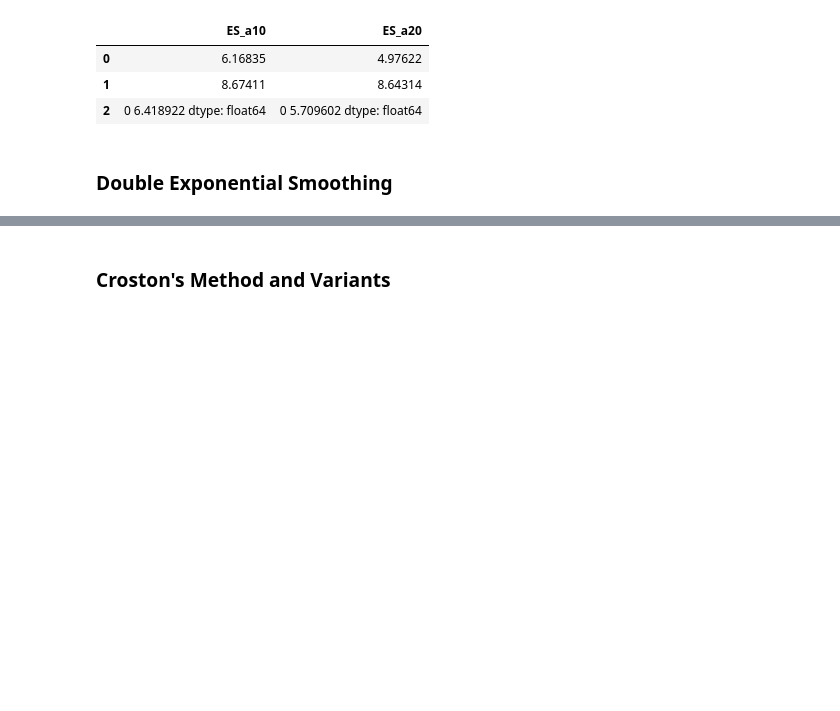
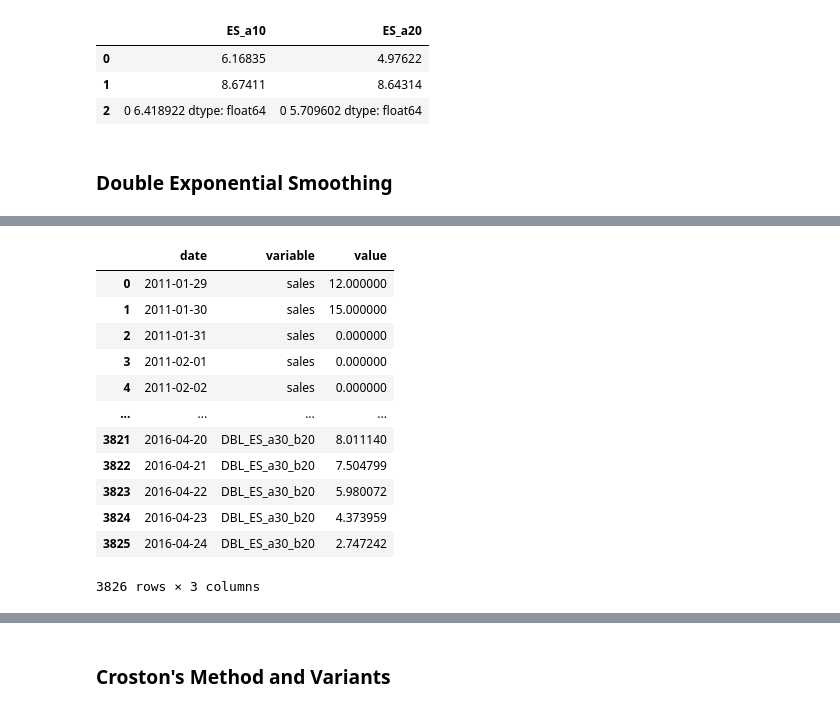
Before and after one commit to DanteHaywood/m5_forecast_accuracy, a Jupyter notebook: m5_forecast_accuracy.ipynb, the cells around one changed output, grey strips where cells are left out. Drawn from its saved outputs; the diff is of its cells as text; code cells hidden in the pictures; blank space fills up the shorter version.

```diff
--- a/m5_forecast_accuracy.ipynb
+++ b/m5_forecast_accuracy.ipynb
@@ -519,0 +553,18 @@ def double_exponential_smoothing(series, alphas, betas):
+# %%
+# Melt to get in shape for sns plot
+tsdf_melt = tsdf.melt(id_vars='date', value_vars=['sales', 'DBL_ES_a30_b20'])
+tsdf_melt
+# %% [output]
+|  | date | variable | value |
+| 0 | 2011-01-29 | sales | 12.000000 |
+| 1 | 2011-01-30 | sales | 15.000000 |
+| 2 | 2011-01-31 | sales | 0.000000 |
+| 3 | 2011-02-01 | sales | 0.000000 |
+| 4 | 2011-02-02 | sales | 0.000000 |
+| ... | ... | ... | ... |
+| 3821 | 2016-04-20 | DBL_ES_a30_b20 | 8.011140 |
+| 3822 | 2016-04-21 | DBL_ES_a30_b20 | 7.504799 |
+| 3823 | 2016-04-22 | DBL_ES_a30_b20 | 5.980072 |
+| 3824 | 2016-04-23 | DBL_ES_a30_b20 | 4.373959 |
+| 3825 | 2016-04-24 | DBL_ES_a30_b20 | 2.747242 |
+3826 rows × 3 columns
```
Also changed, not shown: parts of 6 cells of this notebook.
